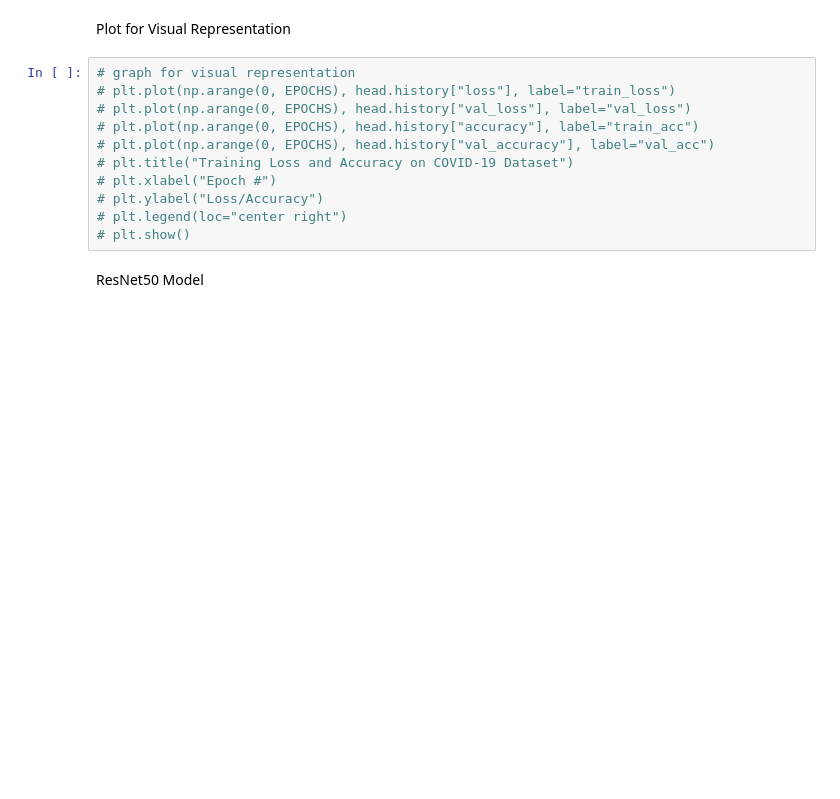
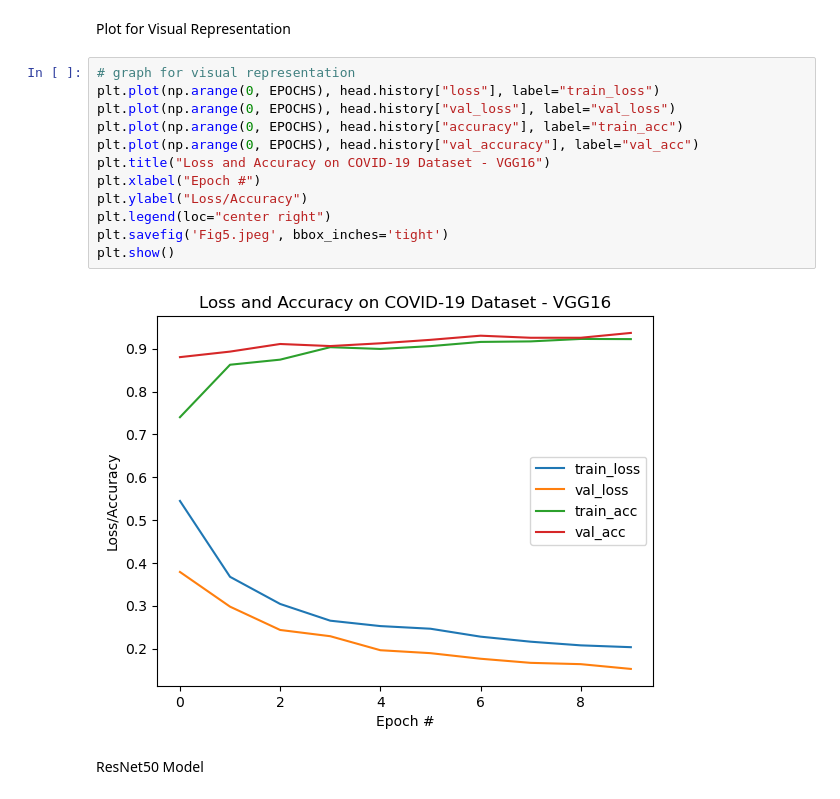
Before and after one commit to Lyfae/AAI-501-Intro-to-AI, a Jupyter notebook: VGG16/vgg16.ipynb, the cells around one changed output. Cells and saved outputs as stored; diff of their text form; blank space fills up the shorter version.

```diff
--- a/VGG16/vgg16.ipynb
+++ b/VGG16/vgg16.ipynb
@@ -255,15 +285,18 @@ Specificity:  0.796
 Plot for Visual Representation
 # %%
 # graph for visual representation
-# plt.plot(np.arange(0, EPOCHS), head.history["loss"], label="train_loss")
-# plt.plot(np.arange(0, EPOCHS), head.history["val_loss"], label="val_loss")
-# plt.plot(np.arange(0, EPOCHS), head.history["accuracy"], label="train_acc")
-# plt.plot(np.arange(0, EPOCHS), head.history["val_accuracy"], label="val_acc")
-# plt.title("Training Loss and Accuracy on COVID-19 Dataset")
-# plt.xlabel("Epoch #")
-# plt.ylabel("Loss/Accuracy")
-# plt.legend(loc="center right")
-# plt.show()
+plt.plot(np.arange(0, EPOCHS), head.history["loss"], label="train_loss")
+plt.plot(np.arange(0, EPOCHS), head.history["val_loss"], label="val_loss")
+plt.plot(np.arange(0, EPOCHS), head.history["accuracy"], label="train_acc")
+plt.plot(np.arange(0, EPOCHS), head.history["val_accuracy"], label="val_acc")
+plt.title("Loss and Accuracy on COVID-19 Dataset - VGG16")
+plt.xlabel("Epoch #")
+plt.ylabel("Loss/Accuracy")
+plt.legend(loc="center right")
+plt.savefig('Fig5.jpeg', bbox_inches='tight')
+plt.show()
+# %% [output]
+[figure, added]
 # %% [markdown]
 ResNet50 Model
 # %%
```
Also changed, not shown: parts of 17 cells of this notebook.
